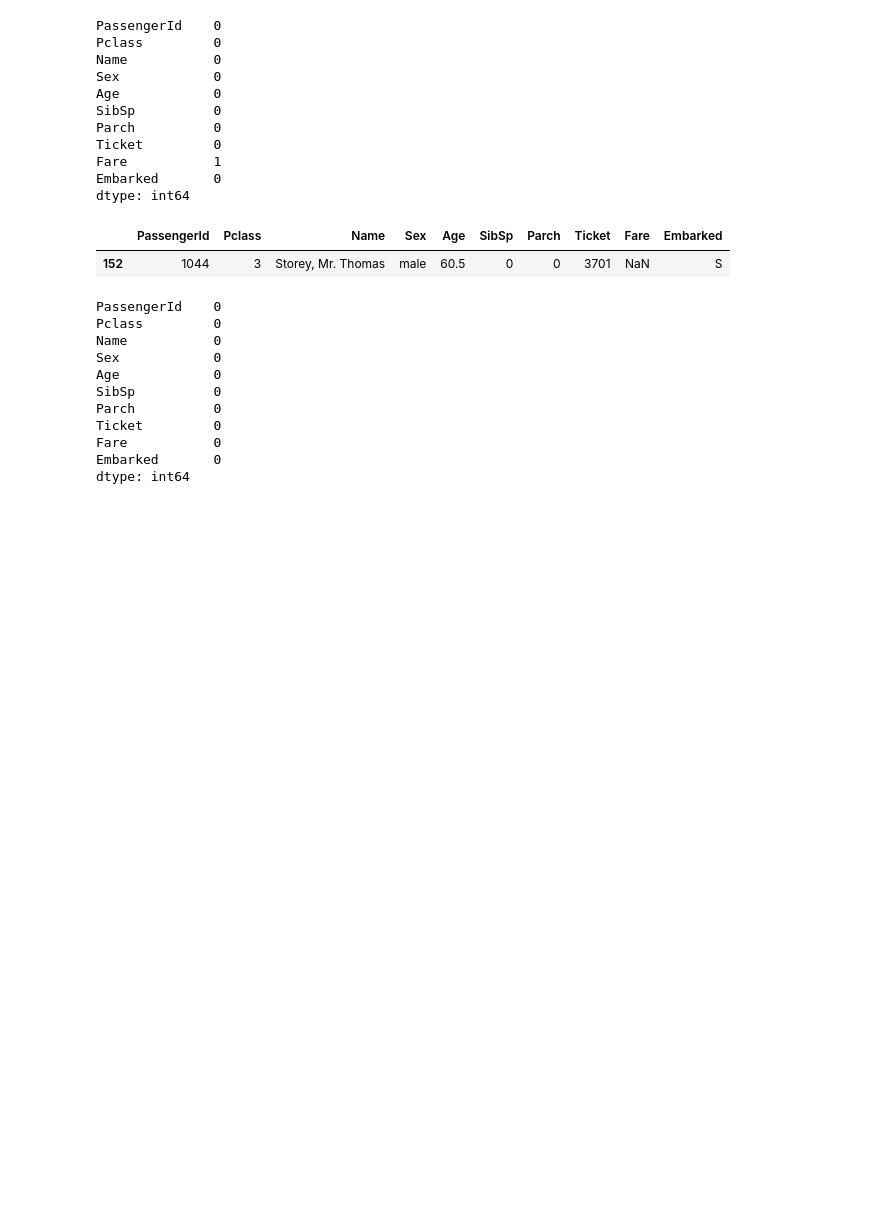
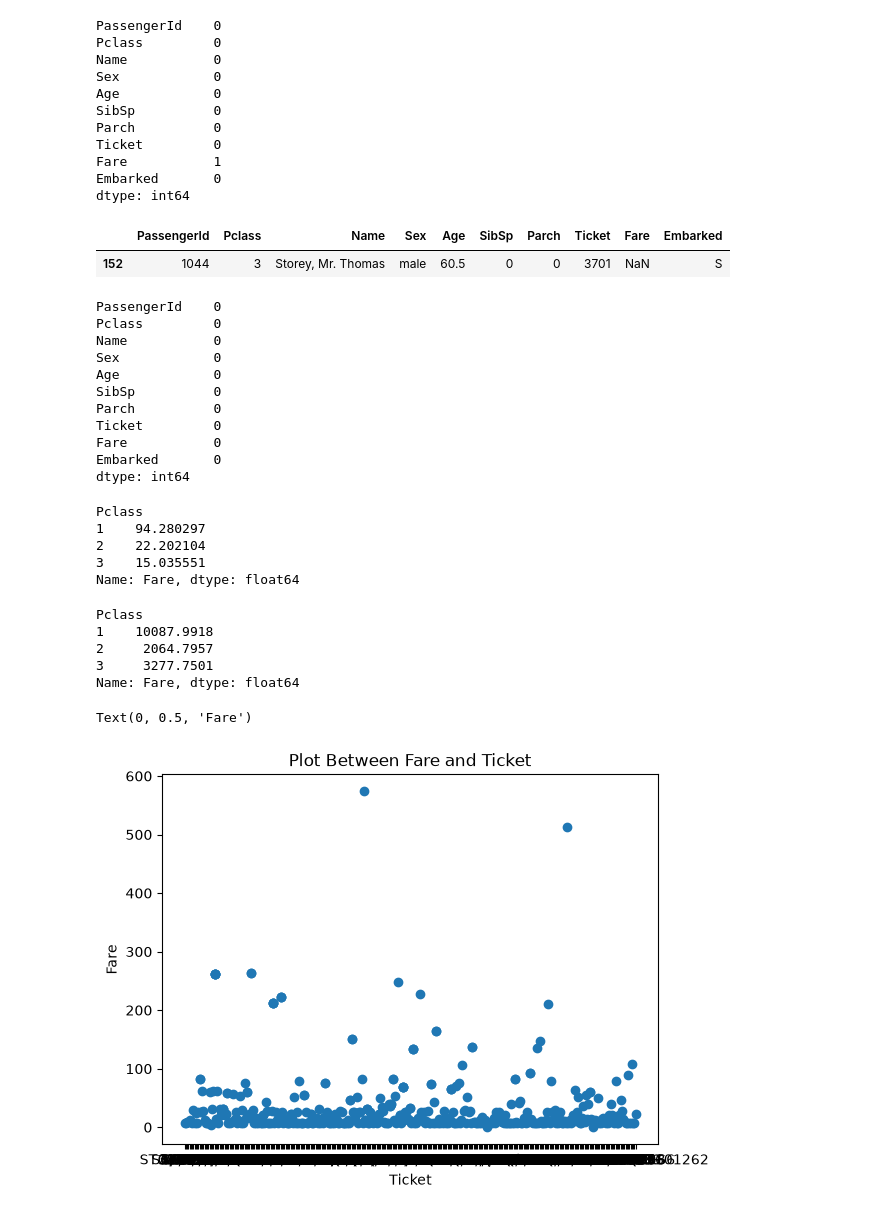
Before and after one commit to Dhruv136/45_days_Training, a Jupyter notebook: Pandas/Data_processing3.ipynb, the cells around one changed output. Cells and saved outputs as stored; diff of their text form; code cells hidden in the pictures; blank space fills up the shorter version.

```diff
--- a/Pandas/Data_processing3.ipynb
+++ b/Pandas/Data_processing3.ipynb
@@ -215,0 +218,25 @@ dtype: int64
+# %%
+df.groupby("Pclass")["Fare"].mean()
+# %% [output]
+Pclass
+1    94.280297
+2    22.202104
+3    15.035551
+Name: Fare, dtype: float64
+# %%
+df.groupby("Pclass")["Fare"].sum()
+# %% [output]
+Pclass
+1    10087.9918
+2     2064.7957
+3     3277.7501
+Name: Fare, dtype: float64
+# %%
+import matplotlib.pyplot as plt
+plt.scatter(df["Ticket"],df["Fare"])
+plt.title("Plot Between Fare and Ticket")
+plt.xlabel("Ticket")
+plt.ylabel("Fare")
+# %% [output]
+Text(0, 0.5, 'Fare')
+[figure, added]
```
Also changed, not shown: parts of 7 cells of this notebook, 5 other files.
